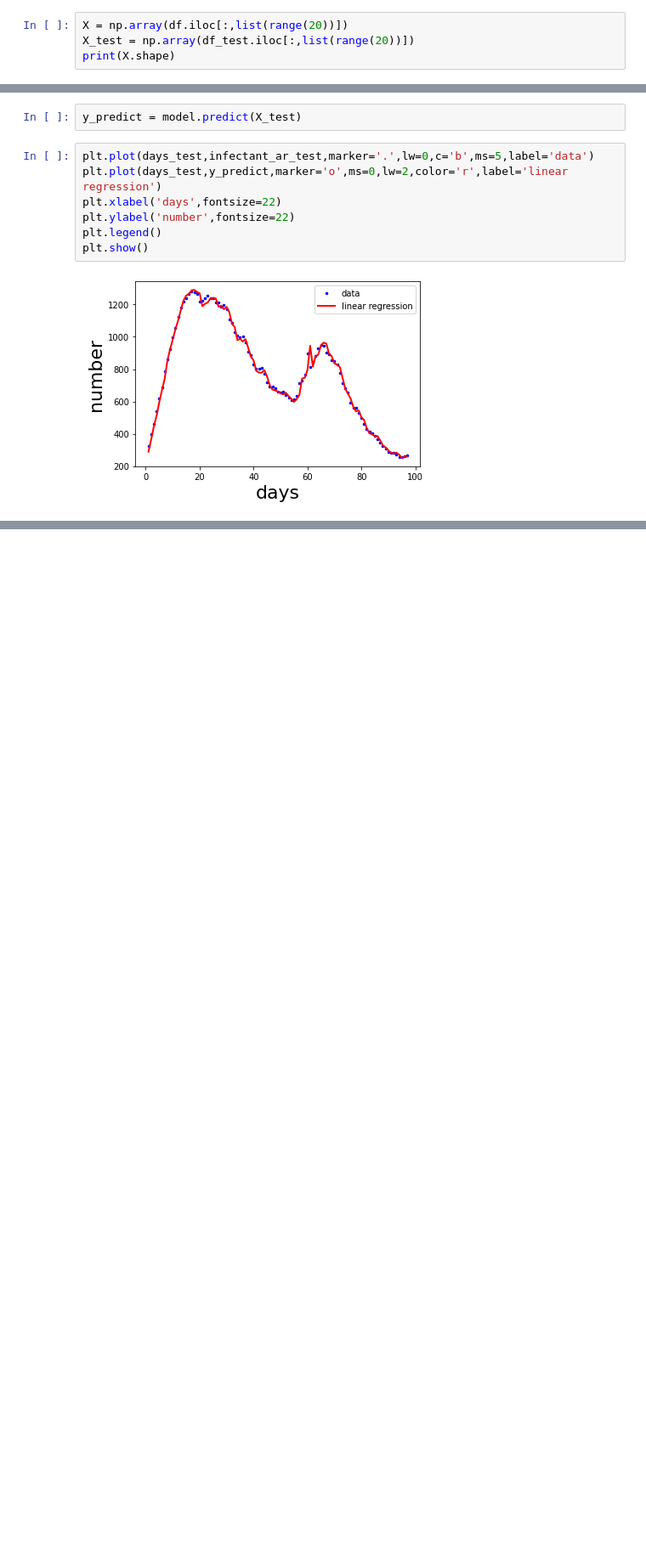
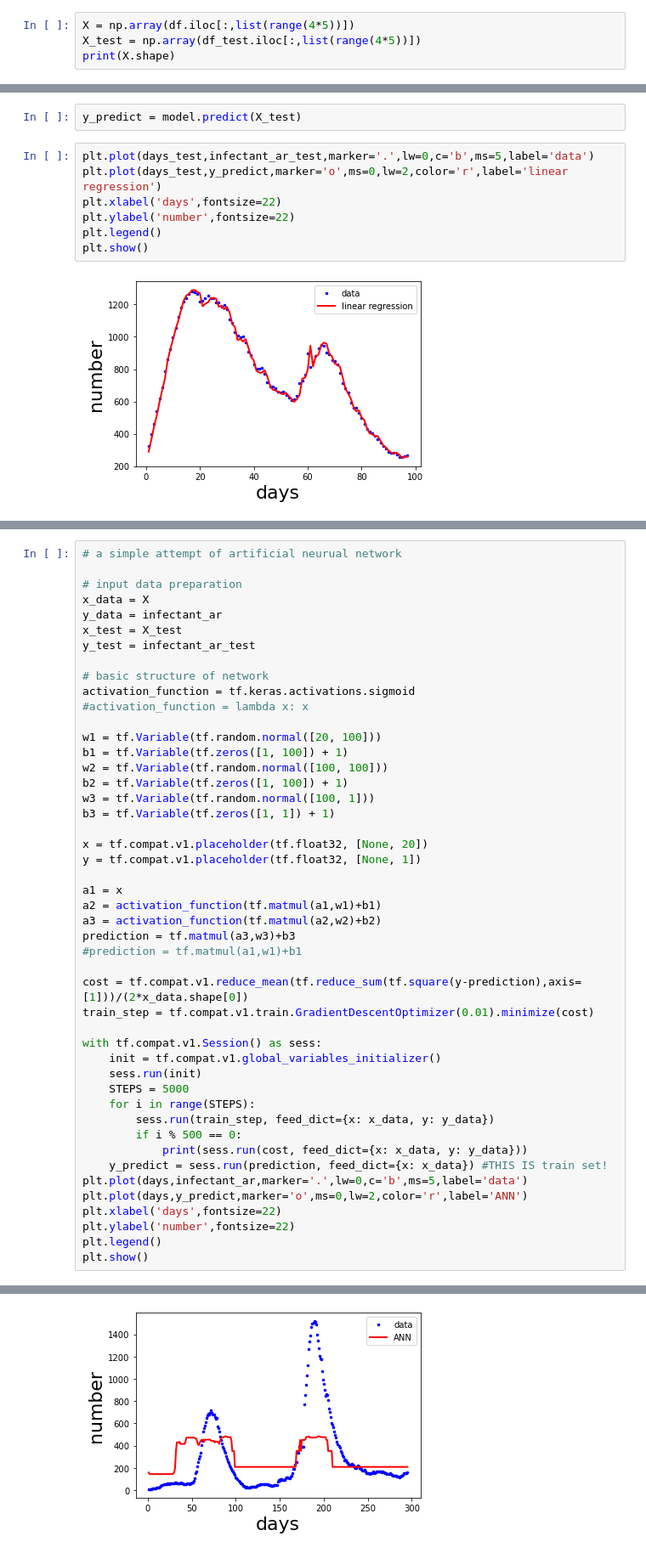
Before and after one commit to YuLiuPotato/AP40012_project, a Jupyter notebook: AP40012_project.ipynb, the cells around one changed output, grey strips where cells are left out. Shown at 85% size. Cells and saved outputs as stored; diff of their text form; blank space fills up the shorter version.

```diff
--- a/AP40012_project.ipynb
+++ b/AP40012_project.ipynb
@@ -161,8 +164,8 @@ plt.show()
 # %% [output]
 [figure]
 # %%
-X = np.array(df.iloc[:,list(range(20))])
-X_test = np.array(df_test.iloc[:,list(range(20))])
+X = np.array(df.iloc[:,list(range(4*5))])
+X_test = np.array(df_test.iloc[:,list(range(4*5))])
 print(X.shape)
 # %% [output]
 (295, 20)
@@ -206,0 +217,48 @@ print((r2(infectant_ar_test,y_predict)))
+# %%
+# a simple attempt of artificial neurual network
+
+# input data preparation
+x_data = X
+y_data = infectant_ar
+x_test = X_test
+y_test = infectant_ar_test
+
+# basic structure of network
+activation_function = tf.keras.activations.sigmoid
+#activation_function = lambda x: x
+
+w1 = tf.Variable(tf.random.normal([20, 100]))
+b1 = tf.Variable(tf.zeros([1, 100]) + 1)
+w2 = tf.Variable(tf.random.normal([100, 100]))
+b2 = tf.Variable(tf.zeros([1, 100]) + 1)
+w3 = tf.Variable(tf.random.normal([100, 1]))
+b3 = tf.Variable(tf.zeros([1, 1]) + 1)
+
+x = tf.compat.v1.placeholder(tf.float32, [None, 20])
+y = tf.compat.v1.placeholder(tf.float32, [None, 1])
+
+a1 = x
+a2 = activation_function(tf.matmul(a1,w1)+b1)
+a3 = activation_function(tf.matmul(a2,w2)+b2)
+prediction = tf.matmul(a3,w3)+b3
+#prediction = tf.matmul(a1,w1)+b1
+
+cost = tf.compat.v1.reduce_mean(tf.reduce_sum(tf.square(y-prediction),axis=[1]))/(2*x_data.shape[0])
+train_step = tf.compat.v1.train.GradientDescentOptimizer(0.01).minimize(cost)
+
+with tf.compat.v1.Session() as sess:
+    init = tf.compat.v1.global_variables_initializer()
+    sess.run(init)
+    STEPS = 5000
+    for i in range(STEPS):
+        sess.run(train_step, feed_dict={x: x_data, y: y_data})
+        if i % 500 == 0:
+            print(sess.run(cost, feed_dict={x: x_data, y: y_data}))
+    y_predict = sess.run(prediction, feed_dict={x: x_data}) #THIS IS train set!
+plt.plot(days,infectant_ar,marker='.',lw=0,c='b',ms=5,label='data')
+plt.plot(days,y_predict,marker='o',ms=0,lw=2,color='r',label='ANN')
+plt.xlabel('days',fontsize=22)
+plt.ylabel('number',fontsize=22)
+plt.legend()
+plt.show()
+# %% [output]
@@ -206,0 +275 @@ print((r2(infectant_ar_test,y_predict)))
+[figure, added]
```
Also changed, not shown: parts of 45 cells of this notebook.
